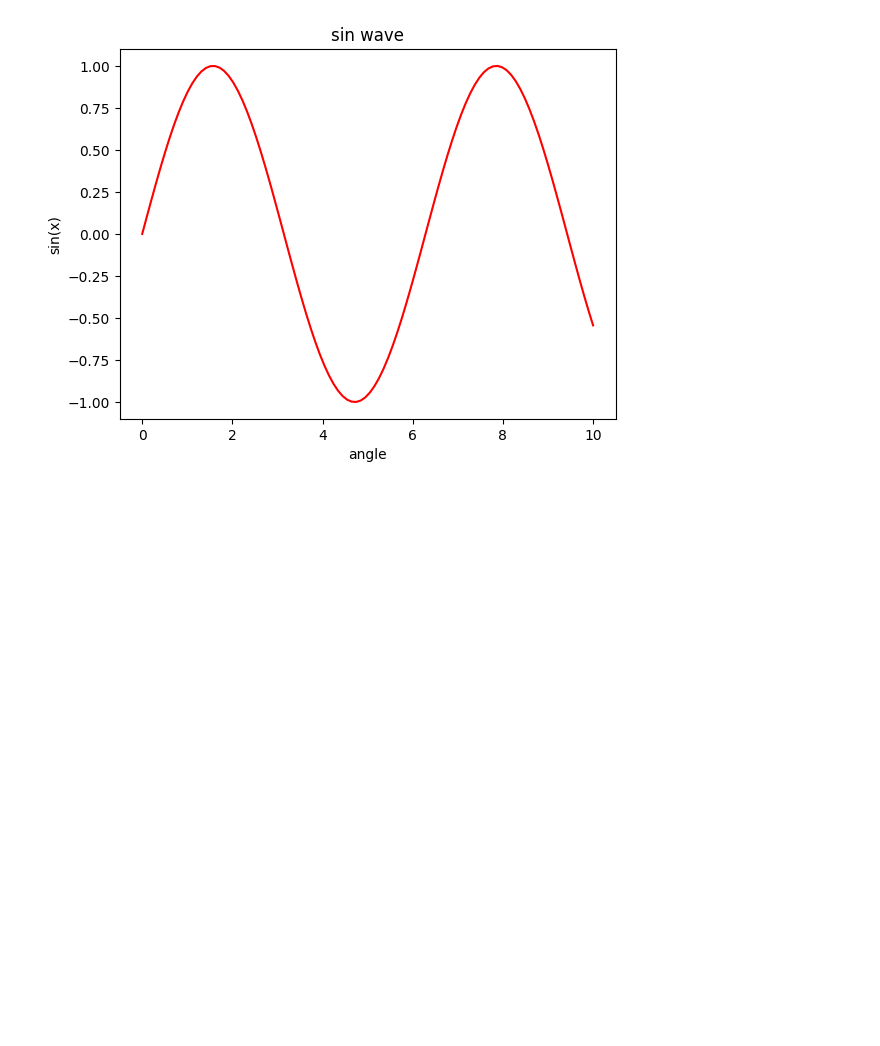
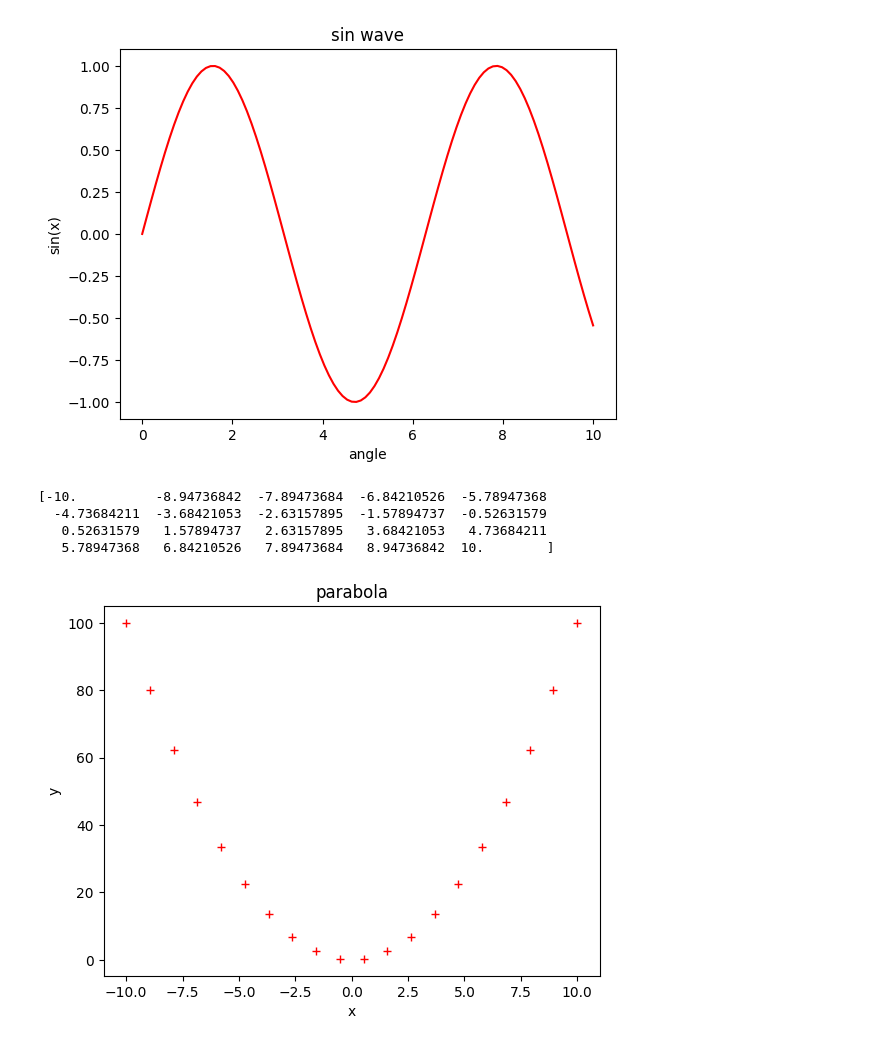
Before and after one commit to dilancodecircle-star/ML-projects-, a Jupyter notebook: matplotlib/tutorial.ipynb, the cells around one changed output. Drawn from its saved outputs; the diff is of its cells as text; code cells hidden in the pictures; blank space fills up the shorter version.

```diff
--- a/matplotlib/tutorial.ipynb
+++ b/matplotlib/tutorial.ipynb
@@ -89,3 +89,18 @@ plt.title('sin wave')
 plt.show()
 # %% [output]
 [figure]
+# %%
+x = np.linspace(-10 , 10 , 20)
+print(x)
+y = x**2
+plt.plot(x , y , 'r+')
+plt.xlabel('x')
+plt.ylabel('y')
+plt.title('parabola')
+plt.show()
+# %% [output]
+[-10.          -8.94736842  -7.89473684  -6.84210526  -5.78947368
+  -4.73684211  -3.68421053  -2.63157895  -1.57894737  -0.52631579
+   0.52631579   1.57894737   2.63157895   3.68421053   4.73684211
+   5.78947368   6.84210526   7.89473684   8.94736842  10.        ]
+[figure, added]
```
Also changed, not shown: parts of 2 cells of this notebook.
